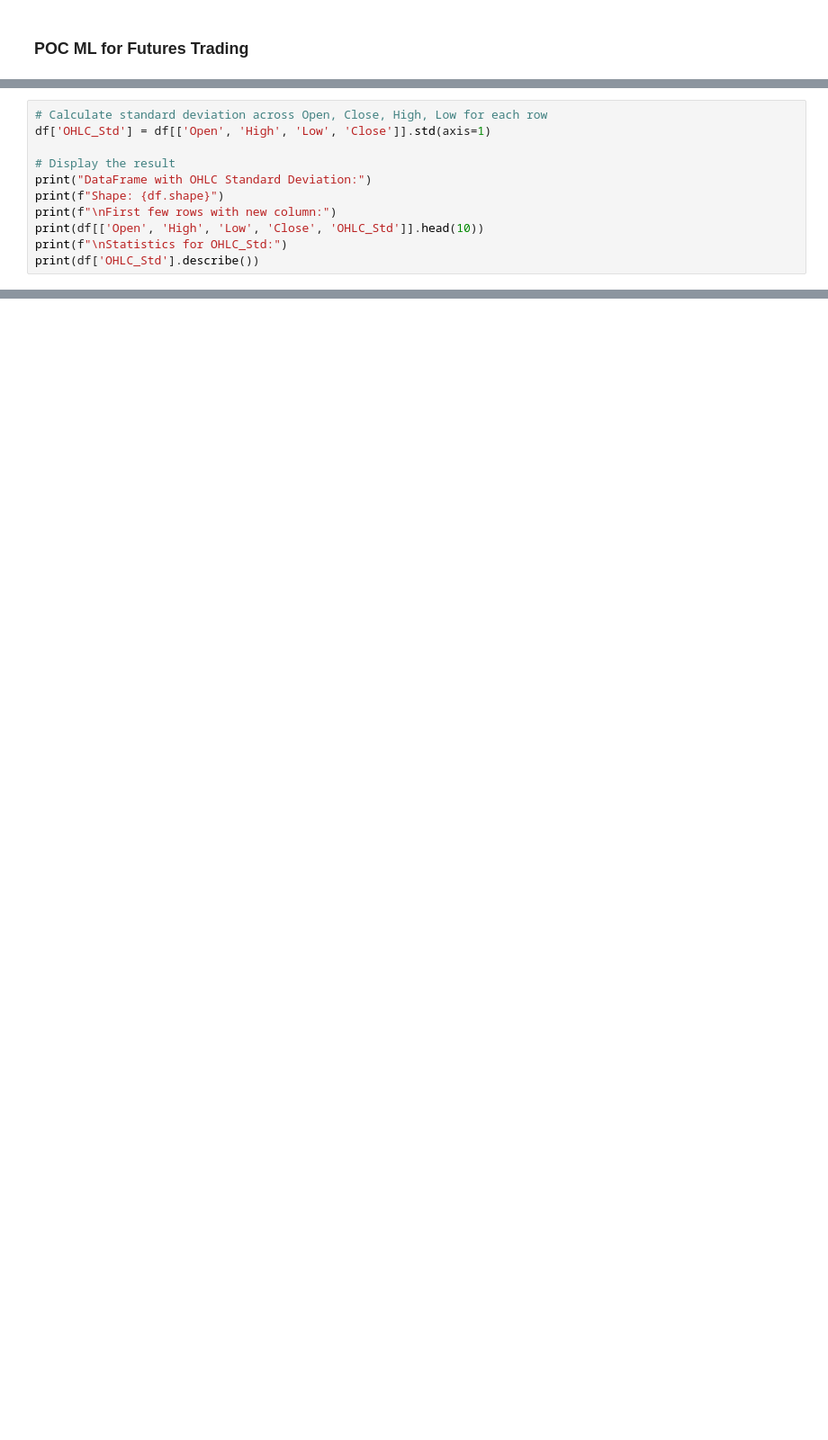
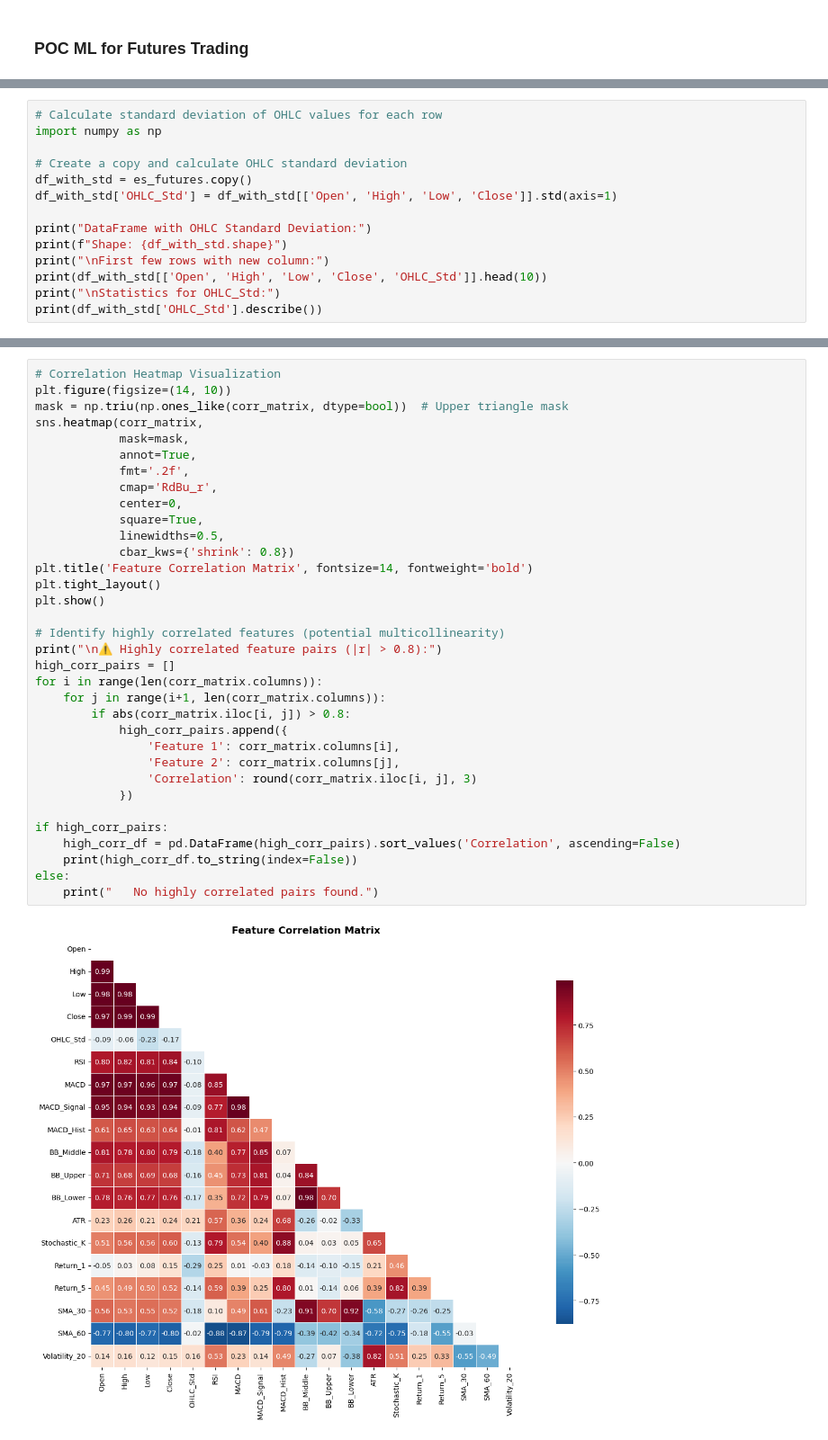
Before and after one commit to batzdom11/trading_brains, a Jupyter notebook: trading.ipynb, the cells around one changed output, grey strips where cells are left out. Shown at 90% size. Cells and saved outputs as stored; diff of their text form; blank space fills up the shorter version.

```diff
--- a/trading.ipynb
+++ b/trading.ipynb
@@ -116,13 +302,16 @@ df
 # %%
-# Calculate standard deviation across Open, Close, High, Low for each row
-df['OHLC_Std'] = df[['Open', 'High', 'Low', 'Close']].std(axis=1)
+# Calculate standard deviation of OHLC values for each row
+import numpy as np
 
-# Display the result
+# Create a copy and calculate OHLC standard deviation
+df_with_std = es_futures.copy()
+df_with_std['OHLC_Std'] = df_with_std[['Open', 'High', 'Low', 'Close']].std(axis=1)
+
 print("DataFrame with OHLC Standard Deviation:")
-print(f"Shape: {df.shape}")
-print(f"\nFirst few rows with new column:")
-print(df[['Open', 'High', 'Low', 'Close', 'OHLC_Std']].head(10))
-print(f"\nStatistics for OHLC_Std:")
-print(df['OHLC_Std'].describe())
+print(f"Shape: {df_with_std.shape}")
+print("\nFirst few rows with new column:")
+print(df_with_std[['Open', 'High', 'Low', 'Close', 'OHLC_Std']].head(10))
+print("\nStatistics for OHLC_Std:")
+print(df_with_std['OHLC_Std'].describe())
 # %% [output]
 DataFrame with OHLC Standard Deviation:
@@ -144,0 +594,36 @@ Name: OHLC_Std, dtype: float64
+# %%
+# Correlation Heatmap Visualization
+plt.figure(figsize=(14, 10))
+mask = np.triu(np.ones_like(corr_matrix, dtype=bool))  # Upper triangle mask
+sns.heatmap(corr_matrix,
+            mask=mask,
+            annot=True,
+            fmt='.2f',
+            cmap='RdBu_r',
+            center=0,
+            square=True,
+            linewidths=0.5,
+            cbar_kws={'shrink': 0.8})
+plt.title('Feature Correlation Matrix', fontsize=14, fontweight='bold')
+plt.tight_layout()
+plt.show()
+
+# Identify highly correlated features (potential multicollinearity)
+print("\n⚠️ Highly correlated feature pairs (|r| > 0.8):")
+high_corr_pairs = []
+for i in range(len(corr_matrix.columns)):
+    for j in range(i+1, len(corr_matrix.columns)):
+        if abs(corr_matrix.iloc[i, j]) > 0.8:
+            high_corr_pairs.append({
+                'Feature 1': corr_matrix.columns[i],
+                'Feature 2': corr_matrix.columns[j],
+                'Correlation': round(corr_matrix.iloc[i, j], 3)
+            })
+
+if high_corr_pairs:
+    high_corr_df = pd.DataFrame(high_corr_pairs).sort_values('Correlation', ascending=False)
+    print(high_corr_df.to_string(index=False))
+else:
+    print("   No highly correlated pairs found.")
+# %% [output]
+[figure, added]
```
Also changed, not shown: parts of 26 cells of this notebook.
